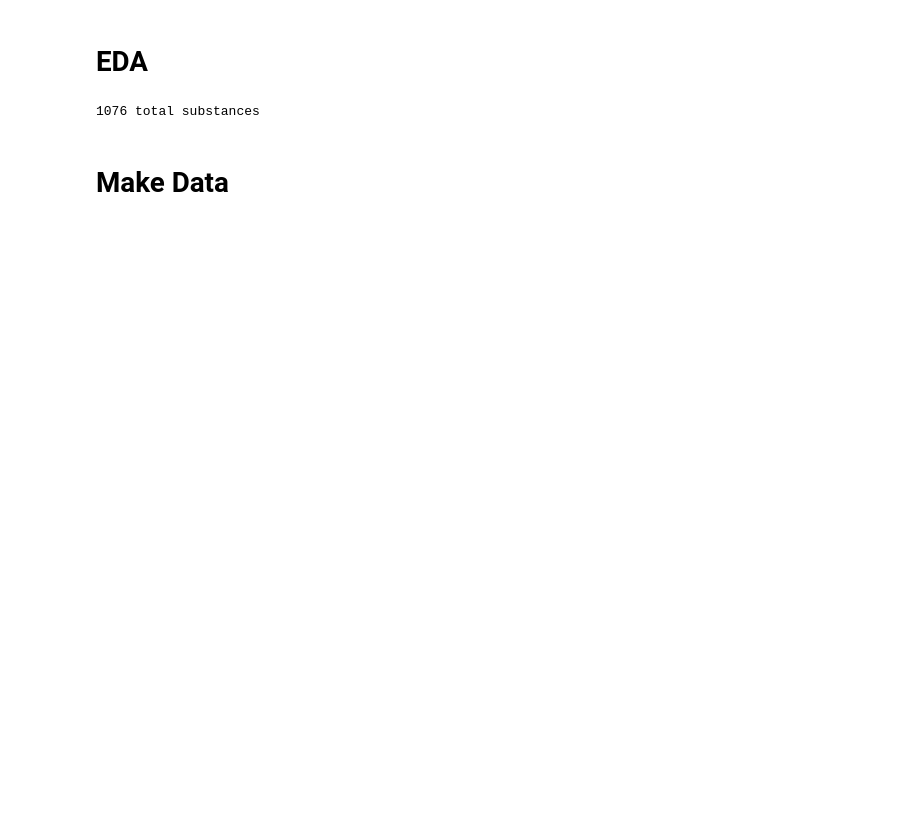
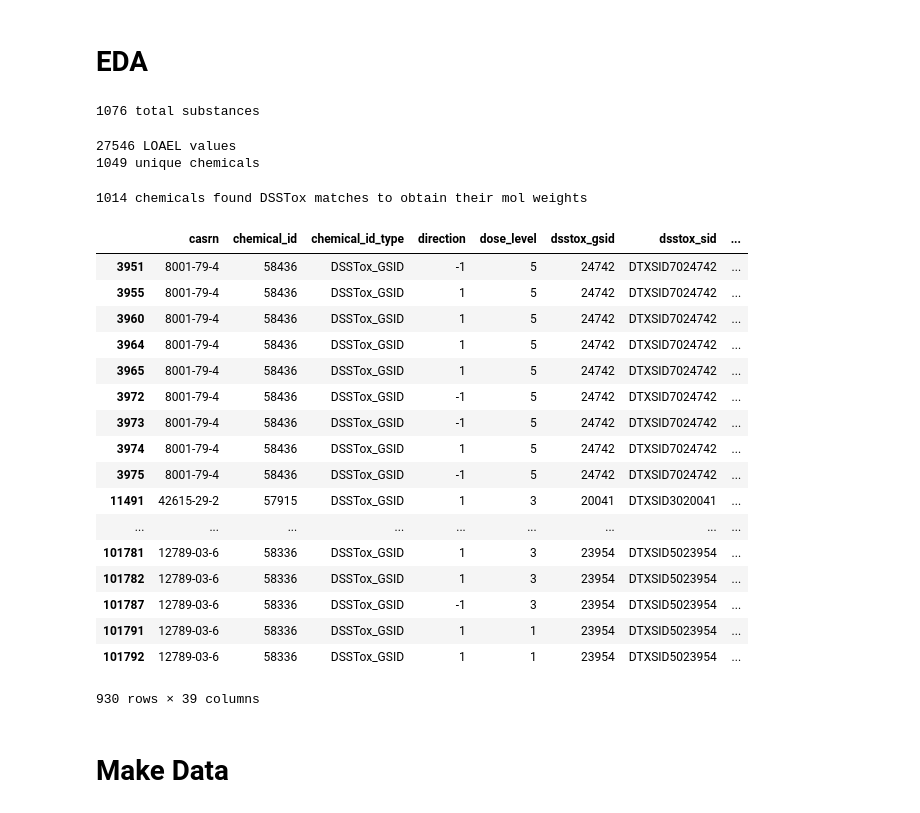
Before and after one commit to georgehelman/genra, a Jupyter notebook: notebooks/rax/rax-genra-toxref-data-mrgn.ipynb, the cells around one changed output. Cells and saved outputs as stored; diff of their text form; code cells hidden in the pictures; blank space fills up the shorter version.

```diff
--- a/notebooks/rax/rax-genra-toxref-data-mrgn.ipynb
+++ b/notebooks/rax/rax-genra-toxref-data-mrgn.ipynb
@@ -72,7 +75,14 @@ lel_df.to_csv(DAT_DIR+'lel.csv',encoding='utf-8')
+# %%
+print(str(len(loael_df))+ ' LOAEL values')
+print(str(loael_df['dsstox_sid'].nunique()) + ' unique chemicals')
+# %% [output]
+27546 LOAEL values
+1049 unique chemicals
 # %%
 loael_agg=loael_df.pivot_table(index='dsstox_sid',columns='endpoint_category',values='pod_value_LM',aggfunc='min')
+print(str(len(loael_agg)) + ' chemicals found DSSTox matches to obtain their mol weights')
 loael_agg.to_csv(DAT_DIR+'loaelagg.csv',encoding='utf-8')
-lel_agg=lel_df.pivot_table(index='dsstox_sid',columns='endpoint_category',values='pod_value_LM',aggfunc='min')
-lel_agg.to_csv(DAT_DIR+'lelagg.csv',encoding='utf-8')
+# %% [output]
+1014 chemicals found DSSTox matches to obtain their mol weights
 # %%
 loael_sids=list(set(loael_agg.index.values))
@@ -80,3 +90,25 @@ lel_sids=list(set(lel_agg.index.values))
+# %%
+with pd.option_context('display.max_columns',None):
+    loael_df[~loael_df['dsstox_sid'].isin(loael_sids)]
+# %% [output]
+|  | casrn | chemical_id | chemical_id_type | direction | dose_level | dsstox_gsid | dsstox_sid | ... |
+| 3951 | 8001-79-4 | 58436 | DSSTox_GSID | -1 | 5 | 24742 | DTXSID7024742 | ... |
+| 3955 | 8001-79-4 | 58436 | DSSTox_GSID | 1 | 5 | 24742 | DTXSID7024742 | ... |
+| 3960 | 8001-79-4 | 58436 | DSSTox_GSID | 1 | 5 | 24742 | DTXSID7024742 | ... |
+| 3964 | 8001-79-4 | 58436 | DSSTox_GSID | 1 | 5 | 24742 | DTXSID7024742 | ... |
+| 3965 | 8001-79-4 | 58436 | DSSTox_GSID | 1 | 5 | 24742 | DTXSID7024742 | ... |
+| 3972 | 8001-79-4 | 58436 | DSSTox_GSID | -1 | 5 | 24742 | DTXSID7024742 | ... |
+| 3973 | 8001-79-4 | 58436 | DSSTox_GSID | -1 | 5 | 24742 | DTXSID7024742 | ... |
+| 3974 | 8001-79-4 | 58436 | DSSTox_GSID | 1 | 5 | 24742 | DTXSID7024742 | ... |
+| 3975 | 8001-79-4 | 58436 | DSSTox_GSID | -1 | 5 | 24742 | DTXSID7024742 | ... |
+| 11491 | 42615-29-2 | 57915 | DSSTox_GSID | 1 | 3 | 20041 | DTXSID3020041 | ... |
+| ... | ... | ... | ... | ... | ... | ... | ... | ... |
+| 101781 | 12789-03-6 | 58336 | DSSTox_GSID | 1 | 3 | 23954 | DTXSID5023954 | ... |
+| 101782 | 12789-03-6 | 58336 | DSSTox_GSID | 1 | 3 | 23954 | DTXSID5023954 | ... |
+| 101787 | 12789-03-6 | 58336 | DSSTox_GSID | -1 | 3 | 23954 | DTXSID5023954 | ... |
+| 101791 | 12789-03-6 | 58336 | DSSTox_GSID | 1 | 1 | 23954 | DTXSID5023954 | ... |
+| 101792 | 12789-03-6 | 58336 | DSSTox_GSID | 1 | 1 | 23954 | DTXSID5023954 | ... |
+930 rows × 39 columns
 # %% [markdown]
 <h1>Make Data</h1>
 # %%
```
Also changed, not shown: parts of 60 cells of this notebook, 3 other files.
